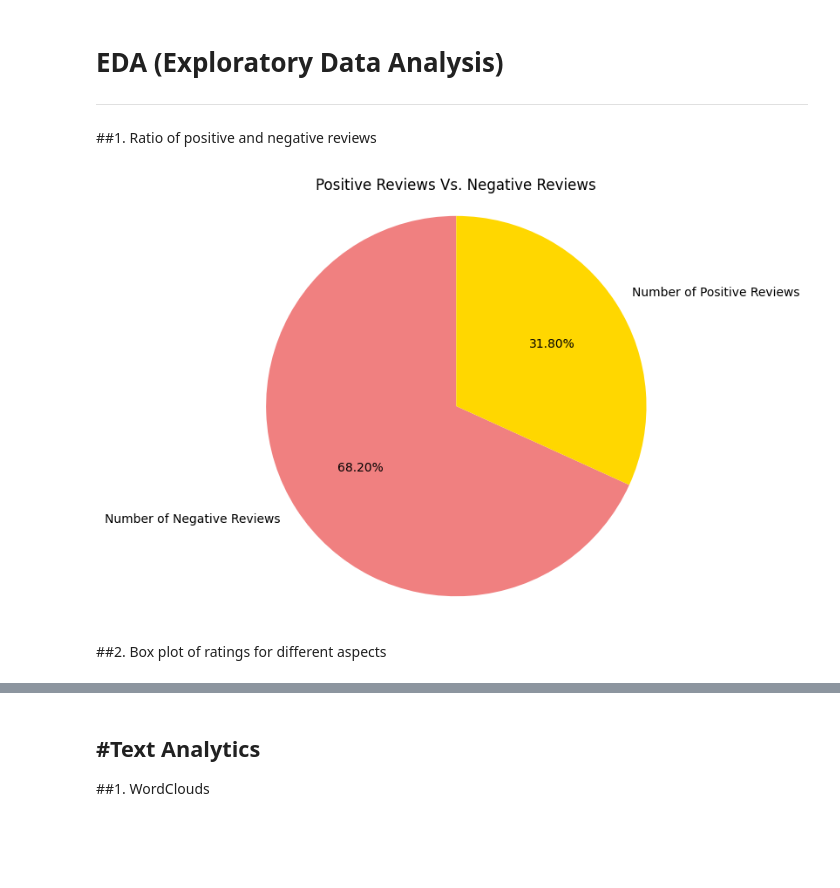
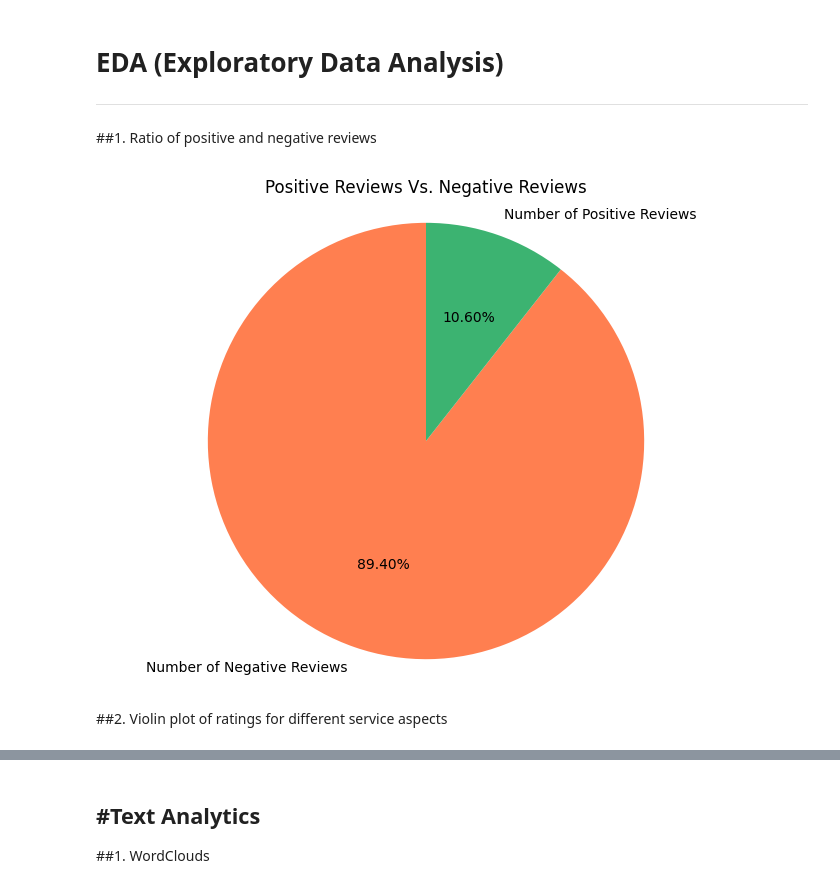
Before and after one commit to carolyntw/american-airlines-customer-review-analysis, a Jupyter notebook: scrape.ipynb, the cells around one changed output, grey strips where cells are left out. Saved outputs shown, nothing was run; the diff lists cells and outputs as text; code cells hidden in the pictures; blank space fills up the shorter version.

```diff
--- a/scrape.ipynb
+++ b/scrape.ipynb
@@ -79,7 +78,7 @@ def scrape_multiple_pages(base_url, start_page=1, end_page=5):
     return all_reviews
 
 
-base_url = 'https://www.airlinequality.com/airline-reviews/british-airways'
+base_url = 'https://www.airlinequality.com/airline-reviews/american-airlines'
 
 
 start_page = 1
@@ -165,7 +164,7 @@ dtypes: float64(6), int64(1), object(10)
 memory usage: 132.9+ KB
 # %%
 #drop aircraft and wifi & connectivity columns
-data_cleaned = reviews_df.drop(columns=['Wifi & Connectivity'])
+data_cleaned = reviews_df.drop(columns=['Aircraft'])
 
 # Convert Date to datetime format
 data_cleaned['Date Published'] = pd.to_datetime(data_cleaned['Date Published'], errors='coerce')
@@ -193,21 +192,21 @@ data_cleaned.head()
 # %%
 
 fig = plt.figure()
 ax = fig.add_axes([0,0,1,1])
 values = [len(data_cleaned[data_cleaned['Recommended'] == 0]), len(data_cleaned[data_cleaned['Recommended'] == 1])]
 
 ax.pie(values,
        labels = ['Number of Negative Reviews', 'Number of Positive Reviews'],
-       colors=['lightcoral', 'gold'],
+       colors=['coral', 'mediumseagreen'],
        shadow=False,
        startangle=90,
        autopct='%1.2f%%')
 ax.axis('equal')
 plt.title('Positive Reviews Vs. Negative Reviews')
 plt.show()
 # %% [output]
-[figure, old version]
+[figure, new version]
 # %% [markdown]
-##2. Box plot of ratings for different aspects
+##2. Violin plot of ratings for different service aspects
 # %%
 rating_columns = ['Seat Comfort', 'Cabin Staff Service', 'Food & Beverages',
```
Also changed, not shown: parts of 38 cells of this notebook.
